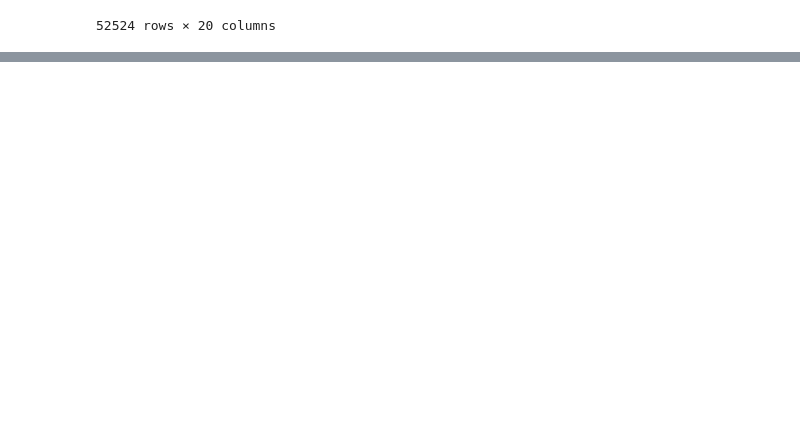
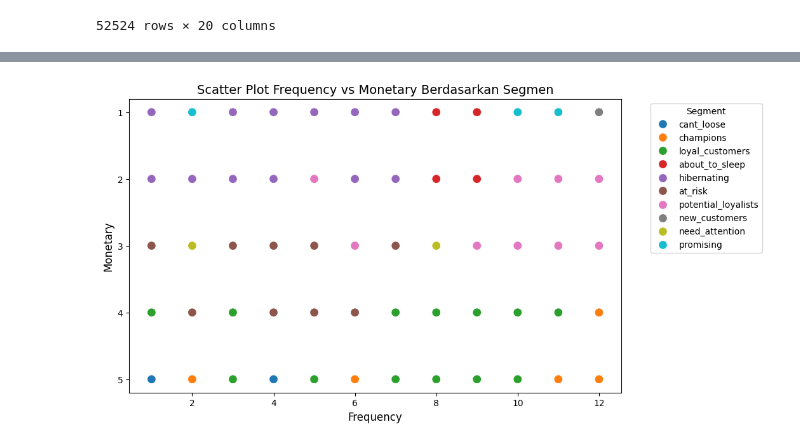
Before and after one commit to SamuelEl09/RFM_Analysis, a Jupyter notebook: Notebook/data_exploration.ipynb, the cells around one changed output, grey strips where cells are left out. Cells and saved outputs as stored; diff of their text form; code cells hidden in the pictures; blank space fills up the shorter version.

```diff
--- a/Notebook/data_exploration.ipynb
+++ b/Notebook/data_exploration.ipynb
@@ -323,0 +349,4 @@ df
+# %%
+merged_df = df.merge(rfm,on='CustomerID')
+
+merged_df.head()
@@ -323,0 +361,10 @@ df
+# %%
+plt.figure(figsize=(10, 6))
+sns.scatterplot(data=merged_df, x='Month', y='f_score', hue='Segment', palette='tab10', s=100)
+plt.title('Scatter Plot Frequency vs Monetary Berdasarkan Segmen', fontsize=14)
+plt.xlabel('Frequency', fontsize=12)
+plt.ylabel('Monetary', fontsize=12)
+plt.legend(title='Segment', bbox_to_anchor=(1.05, 1), loc='upper left')
+plt.show()
+# %% [output]
+[figure, added]
```
Also changed, not shown: parts of 12 cells of this notebook.
